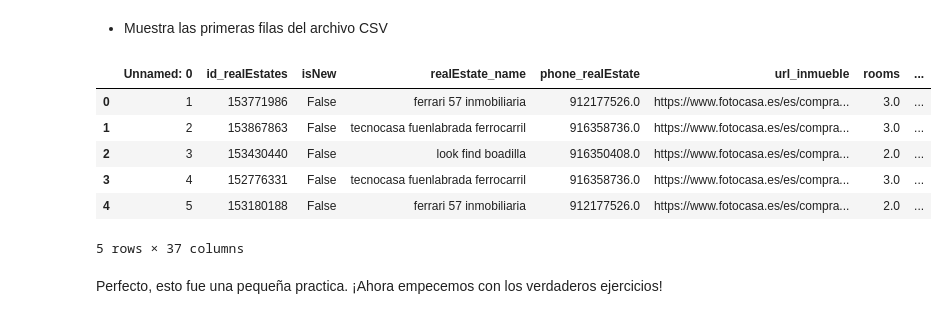
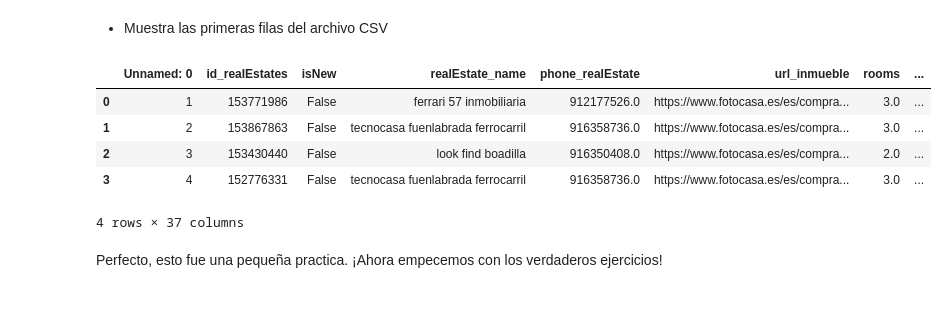
Before and after one commit to aromaydelicadeza/data-clean-up-pandas-for-beginners-project, a Jupyter notebook: project.es.ipynb, the cells around one changed output. Saved outputs shown, nothing was run; the diff lists cells and outputs as text; code cells hidden in the pictures.

```diff
--- a/project.es.ipynb
+++ b/project.es.ipynb
@@ -132,15 +132,14 @@ ds # mostramos todo
 - Muestra las primeras filas del archivo CSV
 # %%
 # Mostrar las primeras filas
-ds.head()
+ds.head(4)
 # %% [output]
 |  | Unnamed: 0 | id_realEstates | isNew | realEstate_name | phone_realEstate | url_inmueble | rooms | ... |
 | 0 | 1 | 153771986 | False | ferrari 57 inmobiliaria | 912177526.0 | https://www.fotocasa.es/es/compra... | 3.0 | ... |
 | 1 | 2 | 153867863 | False | tecnocasa fuenlabrada ferrocarril | 916358736.0 | https://www.fotocasa.es/es/compra... | 3.0 | ... |
 | 2 | 3 | 153430440 | False | look find boadilla | 916350408.0 | https://www.fotocasa.es/es/compra... | 2.0 | ... |
 | 3 | 4 | 152776331 | False | tecnocasa fuenlabrada ferrocarril | 916358736.0 | https://www.fotocasa.es/es/compra... | 3.0 | ... |
-| 4 | 5 | 153180188 | False | ferrari 57 inmobiliaria | 912177526.0 | https://www.fotocasa.es/es/compra... | 2.0 | ... |
-5 rows × 37 columns
+4 rows × 37 columns
 # %% [markdown]
 Perfecto, esto fue una pequeña practica. ¡Ahora empecemos con los verdaderos ejercicios!
 # %% [markdown]
```
Also changed, not shown: parts of 3 cells of this notebook.
